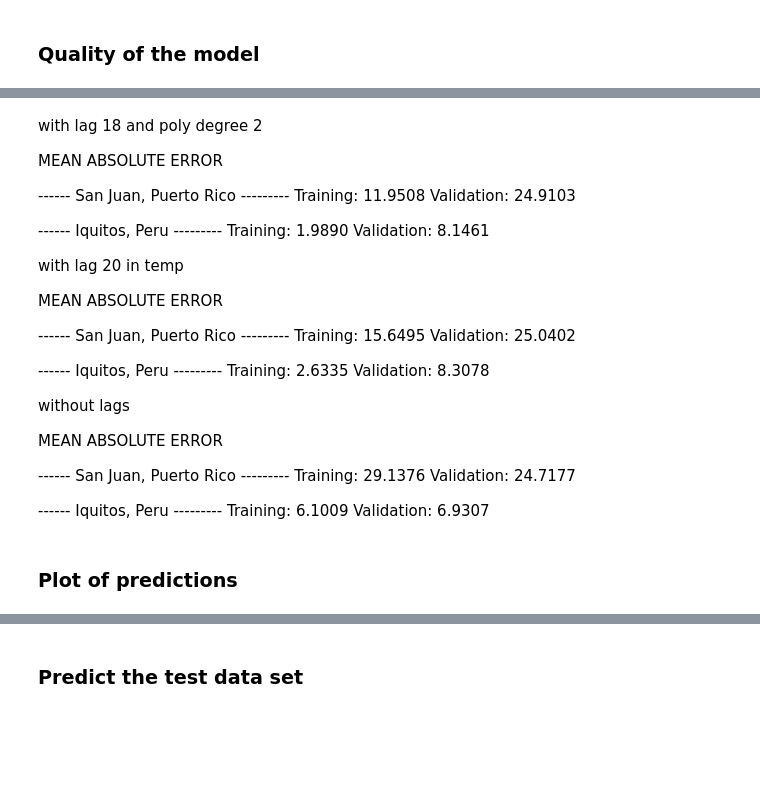
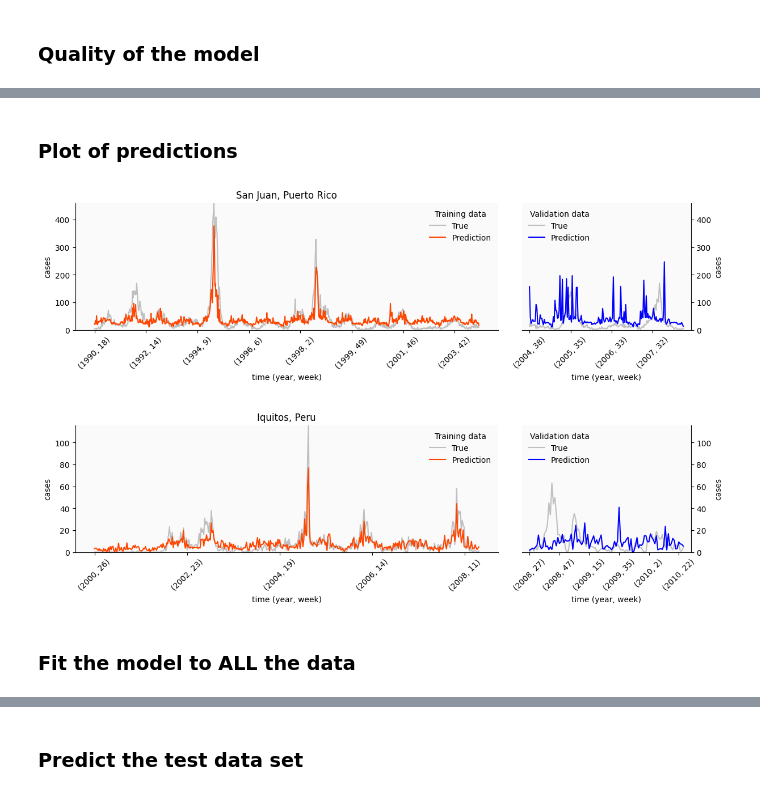
Before and after one commit to WinnieCP/dsr_dengue_minicompetition, a Jupyter notebook: notebooks/02_wp_first_working_pipeline.ipynb, the cells around one changed output, grey strips where cells are left out. Drawn from its saved outputs; the diff is of its cells as text; code cells hidden in the pictures; blank space fills up the shorter version.

```diff
--- a/notebooks/02_wp_first_working_pipeline.ipynb
+++ b/notebooks/02_wp_first_working_pipeline.ipynb
@@ -21,3 +21,5 @@ from transformers import SelectFeatures, Impute, select_city, create_lagged_colu
+# %%
+power_y=False
 # %% [markdown]
 ### Load the provided data
 # %%
@@ -28,11 +30,17 @@ train_labels = pd.read_csv('../data/dengue_labels_train.csv',
 test_features = pd.read_csv('../data/dengue_features_test.csv',
                              index_col=[0,1,2])
 
+
+train_features = create_lagged_column(train_features,'reanalysis_air_temp_k',lag=18)
+train_features = create_lagged_column(train_features,'station_min_temp_c',lag=4)
 train_features = create_lagged_column(train_features,'station_precip_mm',lag=4)
-train_features = create_lagged_column(train_features,'station_avg_temp_c',lag=18)
+train_features = create_lagged_column(train_features,'station_precip_mm',lag=6)
 
+
+test_features = create_lagged_column(test_features,'reanalysis_air_temp_k',lag=18)
+test_features = create_lagged_column(test_features,'station_min_temp_c',lag=4)
 test_features = create_lagged_column(test_features,'station_precip_mm',lag=4)
-test_features = create_lagged_column(test_features,'station_avg_temp_c',lag=18)
+test_features = create_lagged_column(test_features,'station_precip_mm',lag=6)
 # %% [markdown]
 ### Splitting the provided training data by city and into train and validation data for each city
 # %%
@@ -130,5 +190,10 @@ for city in cities:
 # %%
 # we train one model per city and save them in this dictionary
 model = {}
+transformer_train = {}
 for city in cities:
-    model[city] = this_pipe[city].fit(train_X[city], train_y[city])
+    if power_y:
+        transformer_train[city]=PowerTransformer().fit(train_y[city])
+        model[city] = pipe[city].fit(train_X[city], transformer_train[city].transform(train_y[city]))
+    else:
+        model[city] = pipe[city].fit(train_X[city], train_y[city])
@@ -139,8 +210,12 @@ pred_train = {}
 pred_valid = {}
 
 for city in cities:
-    pred_train[city] = model[city].predict(train_X[city])
-    pred_valid[city] = model[city].predict(validate_X[city])
+    if power_y:
+        pred_train[city] = transformer_train[city].inverse_transform(model[city].predict(train_X[city]))
+        pred_valid[city] = transformer_train[city].inverse_transform(model[city].predict(validate_X[city]))
+    else:
+        pred_train[city] = model[city].predict(train_X[city])
+        pred_valid[city] = model[city].predict(validate_X[city])
 # %% [markdown]
 ### Quality of the model
 # %%
@@ -152,41 +241,3 @@ for city in cities:
-# %% [markdown]
-with lag 18 and poly degree 2
-
-MEAN ABSOLUTE ERROR
-
------- San Juan, Puerto Rico ---------
-Training:   11.9508
-Validation: 24.9103
-
------- Iquitos, Peru ---------
-Training:   1.9890
-Validation: 8.1461
-
-
-with lag 20 in temp
-
-MEAN ABSOLUTE ERROR
-
------- San Juan, Puerto Rico ---------
-Training:   15.6495
-Validation: 25.0402
-
------- Iquitos, Peru ---------
-Training:   2.6335
-Validation: 8.3078
-
-
-without lags
-
-MEAN ABSOLUTE ERROR
-
------- San Juan, Puerto Rico ---------
-Training:   29.1376
-Validation: 24.7177
-
------- Iquitos, Peru ---------
-Training:   6.1009
-Validation: 6.9307
 # %%
 # maybe here, we could save the pipeline and the errors and hyper parameters (and later also a plot)?
 # %% [markdown]
@@ -208,32 +259,36 @@ for i in range(4):
         axes[i].spines['left'].set_visible(False)
         axes[i].yaxis.set_label_position("right")
     else:
         axes[i].spines['right'].set_visible(False)
 
 plt.subplots_adjust(hspace = 0.75, wspace = 0.08)
 
 # combine the prediction and true values in one dataframe
 for city in cities:
-    training_results[city] = train_y[city]
+    training_results[city] = train_y[city].copy()
     training_results[city]['pred'] = pred_train[city]
-    validation_results[city] = validate_y[city]
+    validation_results[city] = validate_y[city].copy()
     validation_results[city]['pred'] = pred_valid[city]
 
 # plot the predictions and true values for each city and each data set (training/validation)
 for i, city in enumerate(cities):
     training_results[city].plot(y = ['total_cases', 'pred'], ax = axes[2*i],
                                 label = ['True', 'Prediction'], color = ['.75','orangered'])
     validation_results[city].plot(y = ['total_cases','pred'], ax = axes[2*i+1],
                                   label = ['True','Prediction'], color = ['.75','b'])
     axes[2*i].set_title(city_names[city])
     axes[2*i].set_ylim(0,full_train_y[city].total_cases.max())
     axes[2*i+1].set_ylim(0,full_train_y[city].total_cases.max())
 
 # format axes
 legend_title=['Training data','Validation data']*2
 for i in range(4):
     axes[i].set_ylabel('cases')
     axes[i].set_xlabel('time (year, week)')
     axes[i].legend(frameon=False, title = legend_title[i], loc = i%2+1)
     axes[i].tick_params(axis='x', labelrotation=45)
     axes[i].set_facecolor('.98')
+# %% [output]
+[figure, added]
+# %% [markdown]
+### Fit the model to ALL the data
```
Also changed, not shown: parts of 12 cells of this notebook, 1 other file.
